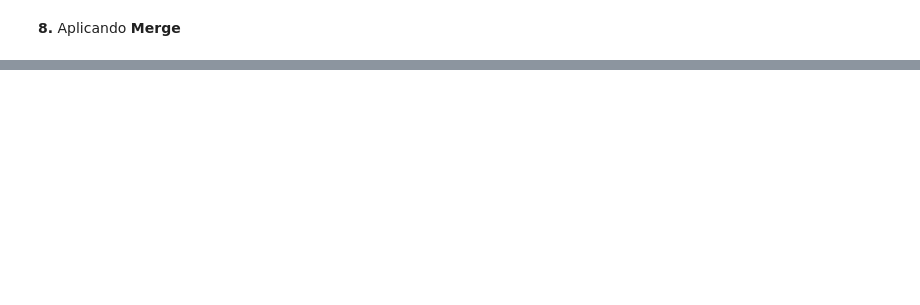
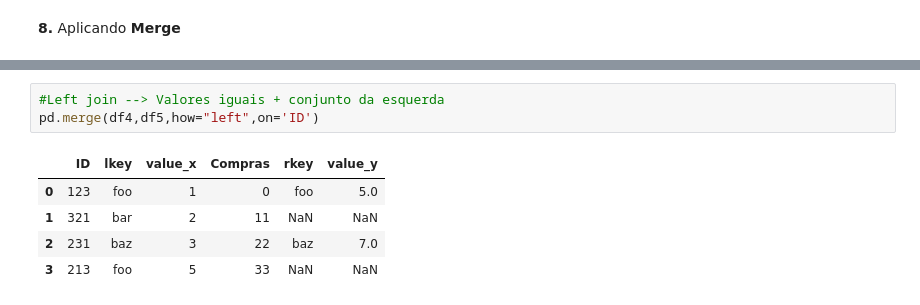
Before and after one commit to CarlosLeandro09/Radiology, a Jupyter notebook: Um_pouco_de_Pandas.ipynb, the cells around one changed output, grey strips where cells are left out. Drawn from its saved outputs; the diff is of its cells as text; blank space fills up the shorter version.

```diff
--- a/Um_pouco_de_Pandas.ipynb
+++ b/Um_pouco_de_Pandas.ipynb
@@ -173,0 +199,9 @@ combinacao.loc["df1"]
+# %%
+#Left join --> Valores iguais + conjunto da esquerda
+pd.merge(df4,df5,how="left",on='ID')
+# %% [output]
+|  | ID | lkey | value_x | Compras | rkey | value_y |
+| 0 | 123 | foo | 1 | 0 | foo | 5.0 |
+| 1 | 321 | bar | 2 | 11 | NaN | NaN |
+| 2 | 231 | baz | 3 | 22 | baz | 7.0 |
+| 3 | 213 | foo | 5 | 33 | NaN | NaN |
```
Also changed, not shown: parts of 9 cells of this notebook.
